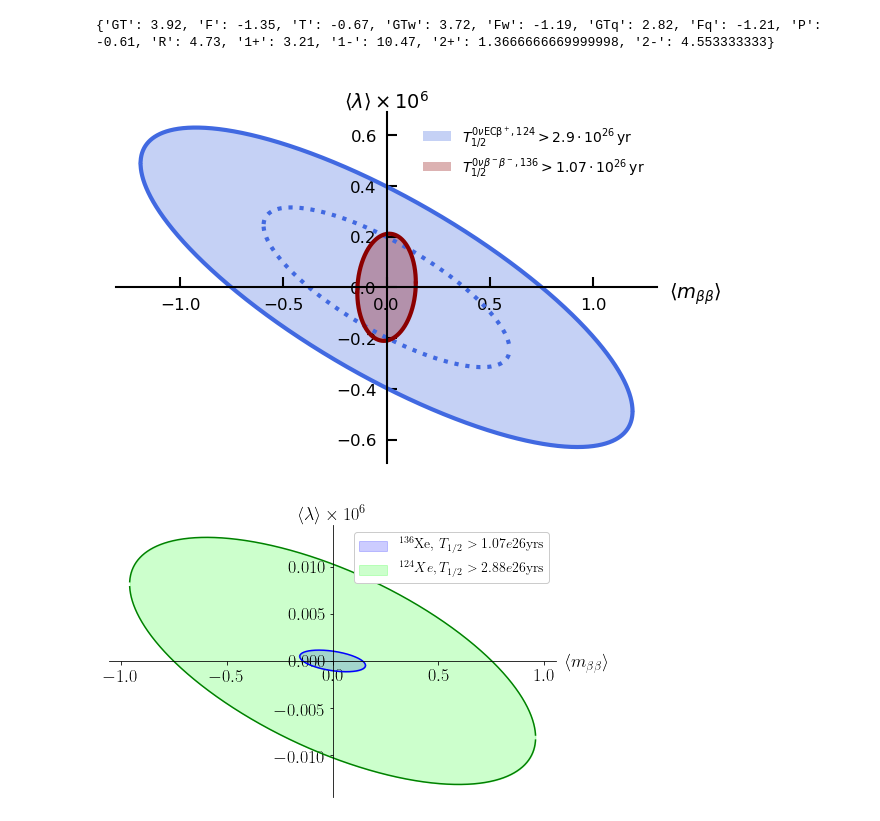
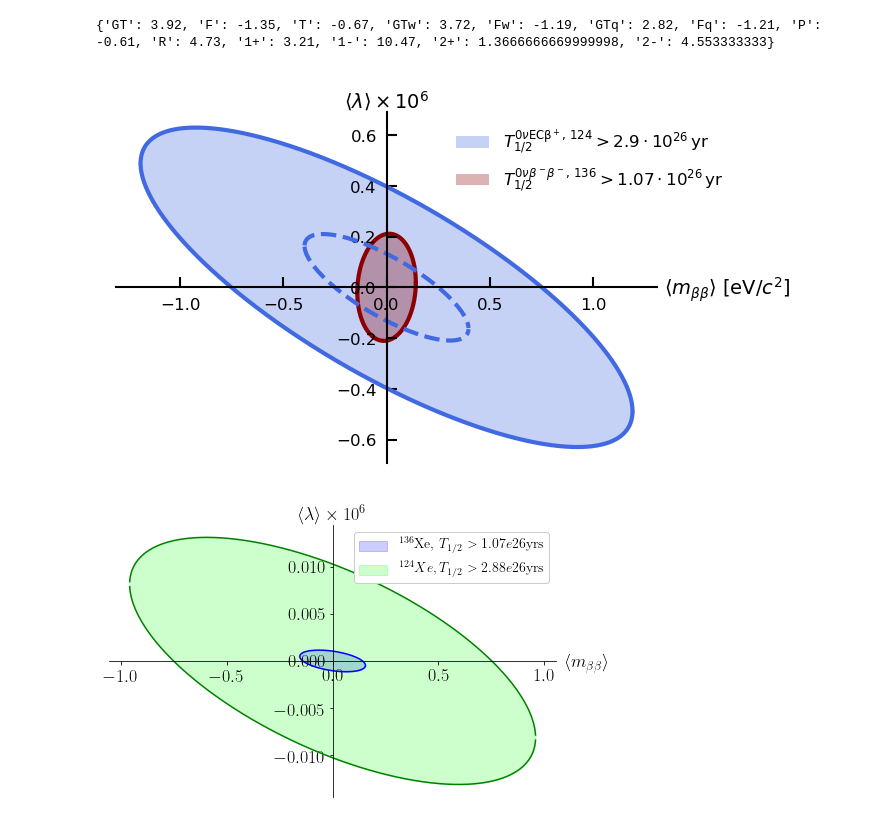
Before and after one commit to bglenardo/MuensterTPC-MC, a Jupyter notebook: analysis_LRSymmetricConstraints/New physics constraints from Xe124 decay.ipynb, the cells around one changed output. Cells and saved outputs as stored; diff of their text form; code cells hidden in the pictures.

Commit message:
Updated left-right-symmetric model plot
On request of referee two.

```diff
--- a/analysis_LRSymmetricConstraints/New physics constraints from Xe124 decay.ipynb
+++ b/analysis_LRSymmetricConstraints/New physics constraints from Xe124 decay.ipynb
@@ -349,8 +349,11 @@ def ScaleNMEs( nme_dict, factor ):
     return new_nme_dict
 # %%
 print(xe124_nme)
-xe124_nme_hi = ScaleNMEs(xe124_nme,8./4.)
-xe124_nme_lo = ScaleNMEs(xe124_nme,2./4.)
+#xe124_nme_hi = ScaleNMEs(xe124_nme,8./4.)
+#xe124_nme_lo = ScaleNMEs(xe124_nme,2./4.)
+# Changed scaling from 2 to 3 on reviewers request
+xe124_nme_hi = ScaleNMEs(xe124_nme,3.)
+xe124_nme_lo = ScaleNMEs(xe124_nme,1./3.)
 # %% [output]
 {'GT': 3.92, 'F': -1.35, 'T': -0.67, 'GTw': 3.72, 'Fw': -1.19, 'GTq': 2.82, 'Fq': -1.21, 'P': -0.61, 'R': 4.73, '1+': 3.21, '1-': 10.47, '2+': 1.3666666669999998, '2-': 4.553333333}
 # %%
@@ -366,49 +369,49 @@ xe136_lp = LambdaVsMN_pos(m,0.,TKamland,xe136_nme,xe136_psf,xe136_sf)
 xe136_lm = LambdaVsMN_neg(m,0.,TKamland,xe136_nme,xe136_psf,xe136_sf)
 # %%
 plt.fill_between(m,xe124_lp*1.e6,xe124_lm*1.e6,facecolor='royalblue',alpha=0.3,
-                 edgecolor=None,label='$T^{0\\nu\\rm{EC}\\beta^+,124}_{1/2}>2.9\\cdot10^{26}\\,\\rm{yr}$')
+                 edgecolor=None,label='$T^{0\\nu\\rm{EC}\\beta^+,\,124}_{1/2}>2.9\\cdot10^{26}\\,\\rm{yr}$')
 #plt.fill_between(m,xe124_lp_hi*1.e6,xe124_lm_hi*1.e6,color=(0.8,0.8,1.,1.),label='$^{136}$Xe, $T_{1/2}>1.07e26$yrs')
 
 #plt.fill_between(m,lp_hi*1.e6,lm_hi*1.e6,color=(1.,1.,1.,1.))
 
-plt.plot(m,xe124_lm*1.e6,linestyle='-', color='royalblue', linewidth=1.5)
-plt.plot(m,xe124_lm_hi*1.e6,linestyle=':', color='royalblue')
-plt.plot(m,xe124_lp_hi*1.e6,linestyle=':', color='royalblue')
+plt.plot(m,xe124_lm*1.e6,linestyle='-', color='royalblue', linewidth=1.5, zorder=2)
+plt.plot(m,xe124_lm_hi*1.e6,linestyle='--', color='royalblue', zorder=2)
+plt.plot(m,xe124_lp_hi*1.e6,linestyle='--', color='royalblue', zorder=2)
 #plt.plot(m,lm_hi*1.e6,'-b')
-plt.plot(m,xe124_lp*1.e6,linestyle='-', color='royalblue', linewidth=1.5)
+plt.plot(m,xe124_lp*1.e6,linestyle='-', color='royalblue', linewidth=1.5, zorder=2)
 #plt.plot(m,lp_hi*1.e6,'-b')
 
 
-plt.fill_between(m,xe136_lm*1.e6,xe136_lp*1.e6,facecolor='darkred',alpha=0.3, edgecolor=None,label='$T^{0\\nu\\beta^-\\beta^-,136}_{1/2}>1.07\\cdot10^{26}\\,\\rm{yr}$')
-plt.plot(m,xe136_lm*1.e6,linestyle='-', color='darkred', linewidth=1.5)
-plt.plot(m,xe136_lp*1.e6,linestyle='-', color='darkred', linewidth=1.5)
+plt.fill_between(m,xe136_lm*1.e6,xe136_lp*1.e6,facecolor='darkred',alpha=0.3, edgecolor=None,label='$T^{0\\nu\\beta^-\\beta^-,\,136}_{1/2}>1.07\\cdot10^{26}\\,\\rm{yr}$')
+plt.plot(m,xe136_lm*1.e6,linestyle='-', color='darkred', linewidth=1.5, zorder=1)
+plt.plot(m,xe136_lp*1.e6,linestyle='-', color='darkred', linewidth=1.5, zorder=1)
 
 ax = plt.gca()
 ax.spines['bottom'].set_position('zero')
 ax.spines['left'].set_position('zero')
 ax.spines['right'].set_color('none')
 ax.spines['top'].set_color('none')
 
 ax.xaxis.set_ticks_position('bottom')
 ax.yaxis.set_ticks_position('left')
 #ax.set_xticks([-0.02,-0.01,0.01,0.02])
 #ax.set_yticks([-0.02,0.02])
 #ax.set_xlim(-1.2,1.2)
 #ax.set_ylim(-0.7,0.7)
 
-ax.set_xlabel(r'$\langle m_{\beta\beta} \rangle$')
-ax.xaxis.set_label_coords(1.07,0.52)
+ax.set_xlabel(r'$\langle m_{\beta\beta} \rangle$ [eV/$c^2$]')
+ax.xaxis.set_label_coords(1.13,0.535)
 ax.set_ylabel(r'$\langle \lambda \rangle \times 10^6$',rotation='horizontal')
 ax.yaxis.set_label_coords(0.5,1.0)
 #plt.axis([-0.03,0.03,-0.04,0.04])
-plt.legend(loc='upper right',frameon=False,framealpha=1.)
-
+leg=plt.legend(loc='upper right',frameon=True, fontsize=6, bbox_to_anchor=(1.15, 1))
+leg.get_frame().set_linewidth(0)
 plt.draw()
 plt.savefig('ellipses_plot_efficiencies_included.pdf',dpi=300,bbox_inches='tight')
 plt.show()
 #plt.savefig('ellipses_plot_efficiencies_included.svg',bbox_inches='tight')
 # %% [output]
-[figure, old version]
+[figure, new version]
 # %%
 xe124_lm = EtaVsML_neg(m,0.,Tlim,xe124_nme,xe124_psf,xe124_sf)
 xe124_lp = EtaVsML_pos(m,0.,Tlim,xe124_nme,xe124_psf,xe124_sf)
```
Also changed, not shown: 7 other files.
